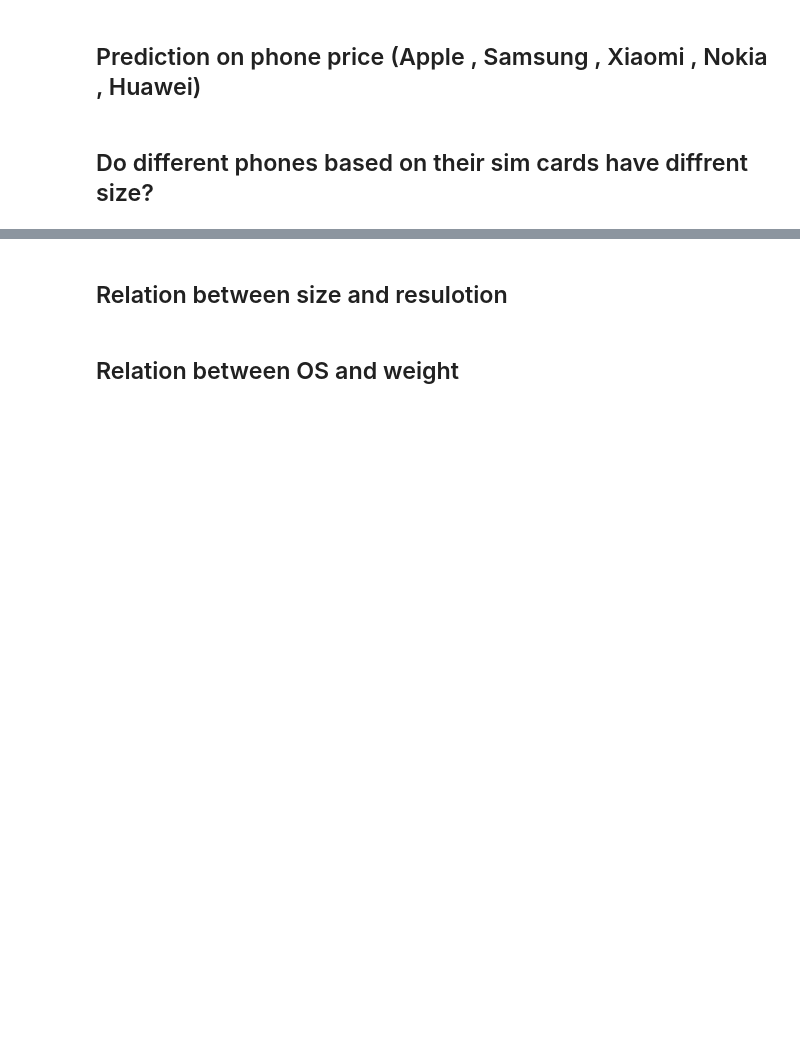
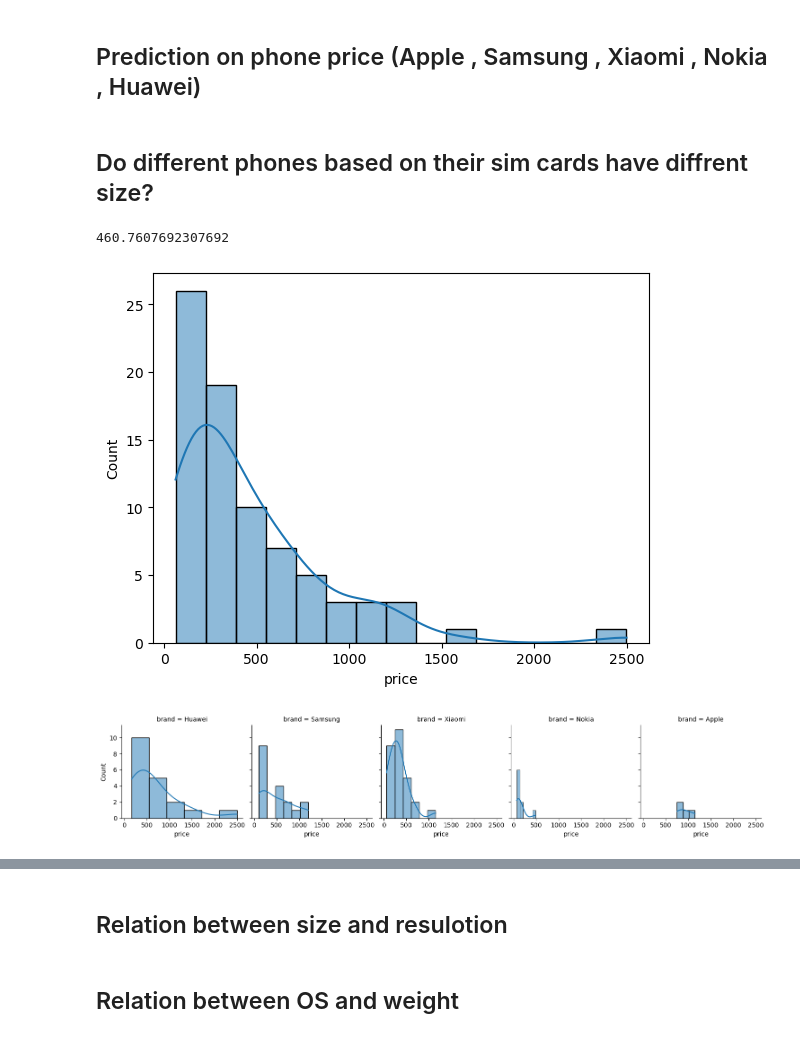
Before and after one commit to sinaaasghari/mobile-land, a Jupyter notebook: statics-analyzing.ipynb, the cells around one changed output, grey strips where cells are left out. Drawn from its saved outputs; the diff is of its cells as text; code cells hidden in the pictures; blank space fills up the shorter version.

Commit message:
predict done
predicting looks ok

```diff
--- a/statics-analyzing.ipynb
+++ b/statics-analyzing.ipynb
@@ -208,3 +209,20 @@ axes[2].scatter(xiaomi_datas['year'] , xiaomi_datas['ppi'])
 ## Prediction on phone price (Apple , Samsung , Xiaomi , Nokia , Huawei)
 # %% [markdown]
 ## Do different phones based on their sim cards have diffrent size?
+# %%
+df_predict = df[['brand', 'price', 'year']]
+accepted_brands = ['Apple', 'Samsung', 'Xiaomi', 'Nokia', 'Huawei']
+df_predict = df_predict[(df_predict.brand.isin(accepted_brands)) & (df_predict.year == 2023)]
+df_predict.drop('year', axis='columns', inplace=True)
+# print(df_predict.groupby('brand').mean())
+
+sns.histplot(df_predict['price'], kde=True, bins=15)
+
+g = sns.FacetGrid(df_predict, col='brand')
+g.map(sns.histplot,'price', kde=True)
+
+df_predict['price'].mean()
+# %% [output]
+460.7607692307692
+[figure, added]
+[figure, added]
```
Also changed, not shown: parts of 5 cells of this notebook.
